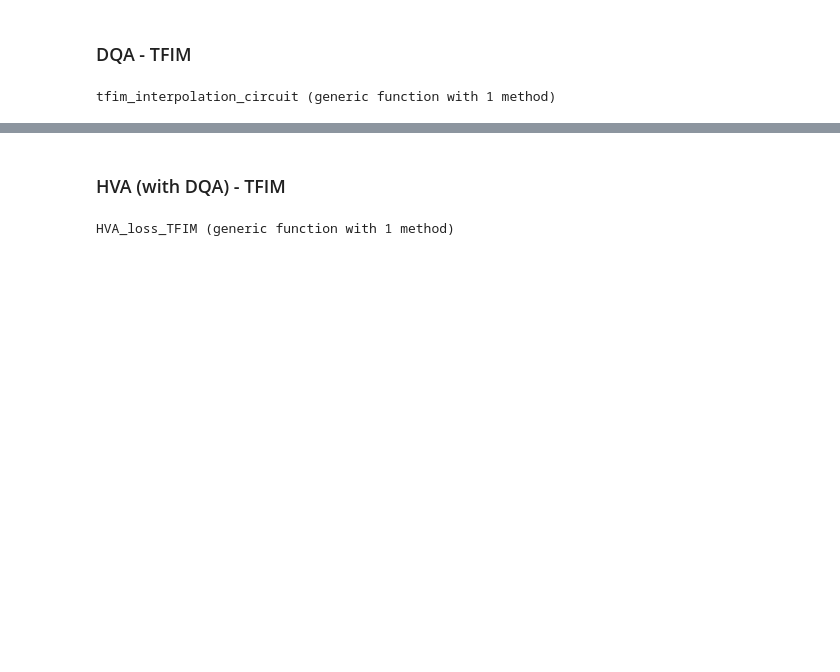
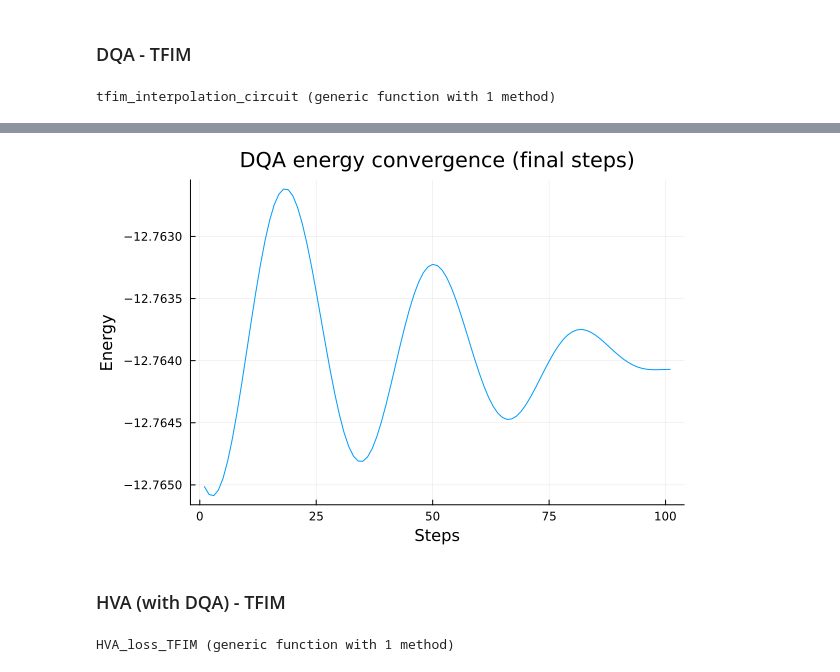
Before and after one commit to JuliaGerecke/PP-VarBenchmarks, a Jupyter notebook: HVA_DQA_comb.ipynb, the cells around one changed output, grey strips where cells are left out. Drawn from its saved outputs; the diff is of its cells as text; code cells hidden in the pictures; blank space fills up the shorter version.

```diff
--- a/HVA_DQA_comb.ipynb
+++ b/HVA_DQA_comb.ipynb
@@ -170,3 +176,8 @@ println(energy[end]/nq)
+# %%
+# final steps plot
+plot(energy[end-100:end], ylabel="Energy", xlabel="Steps", title="DQA energy convergence (final steps)", legend=false)
+# %% [output]
+[figure, added]
 # %% [markdown]
 ### HVA (with DQA) - TFIM
 # %%
```
Also changed, not shown: parts of 8 cells of this notebook.
